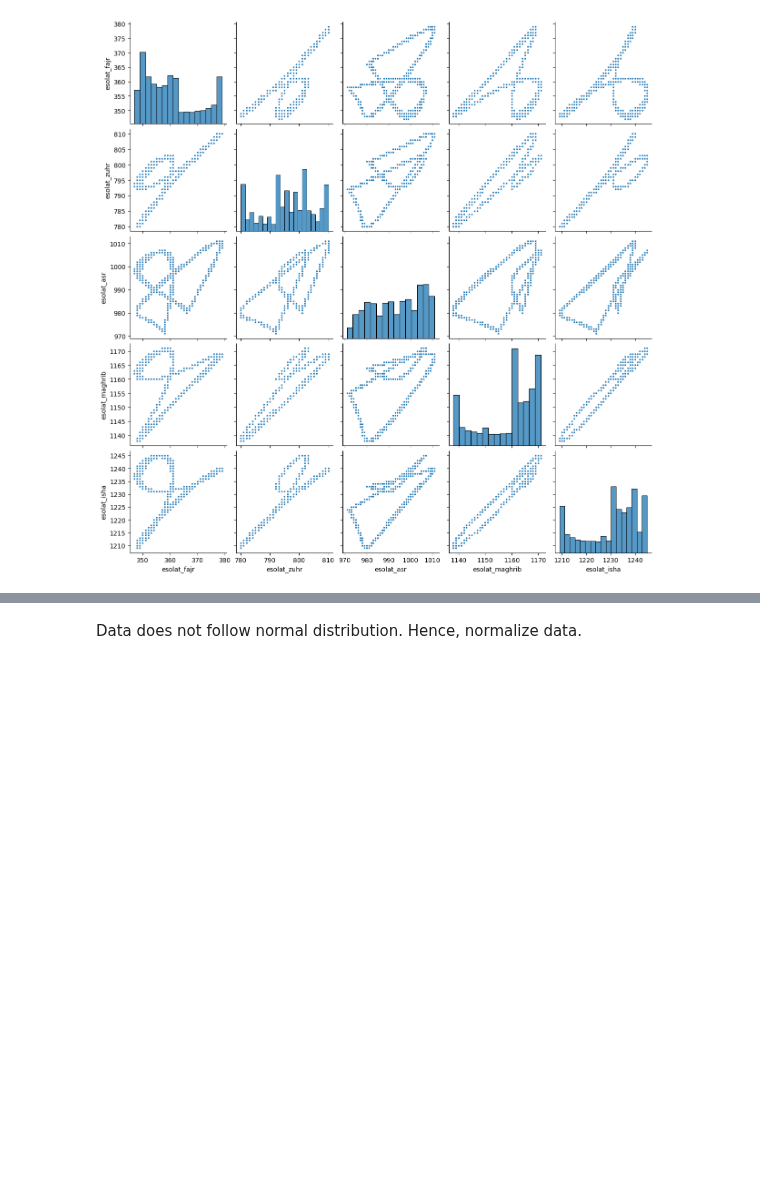
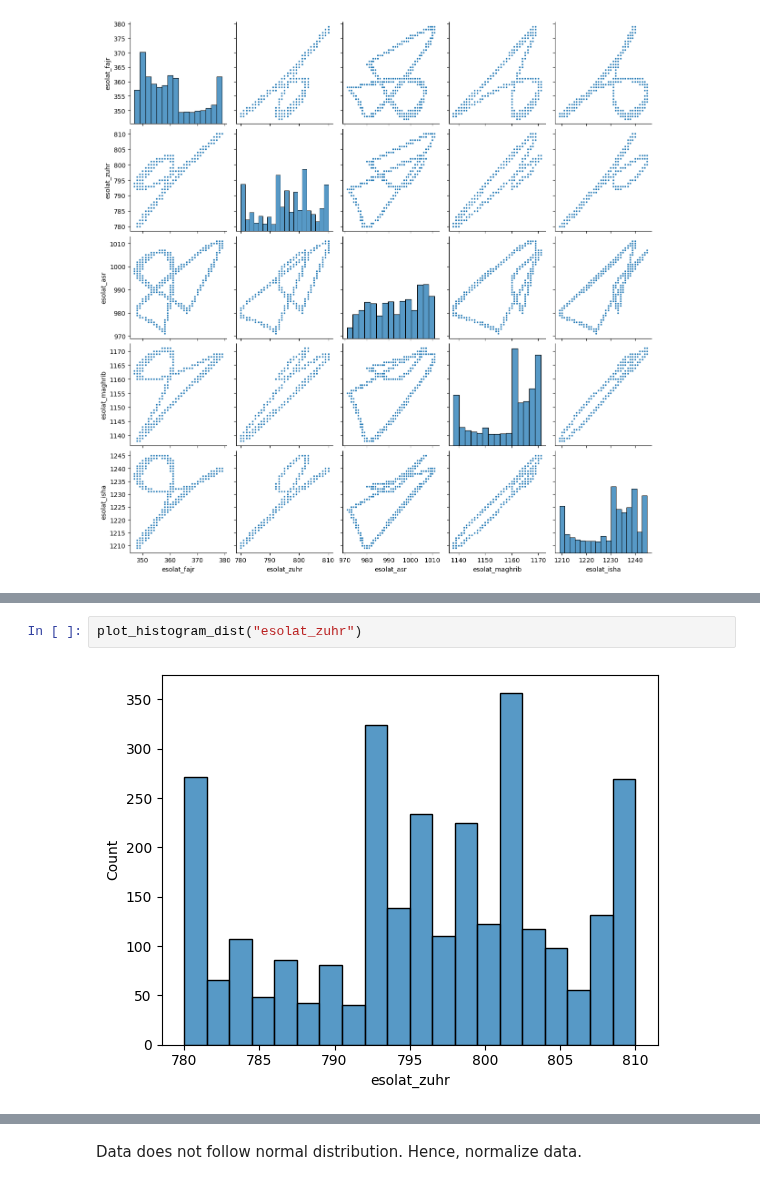
Before and after one commit to azamsuratem/predictprayertimes, a Jupyter notebook: python/objective_2_new.ipynb, the cells around one changed output, grey strips where cells are left out. Saved outputs shown, nothing was run; the diff lists cells and outputs as text; blank space fills up the shorter version.

```diff
--- a/python/objective_2_new.ipynb
+++ b/python/objective_2_new.ipynb
@@ -60,0 +71,4 @@ plt.show()
+# %%
+plot_histogram_dist("esolat_zuhr")
+# %% [output]
+[figure, added]
```
Also changed, not shown: parts of 20 cells of this notebook.
